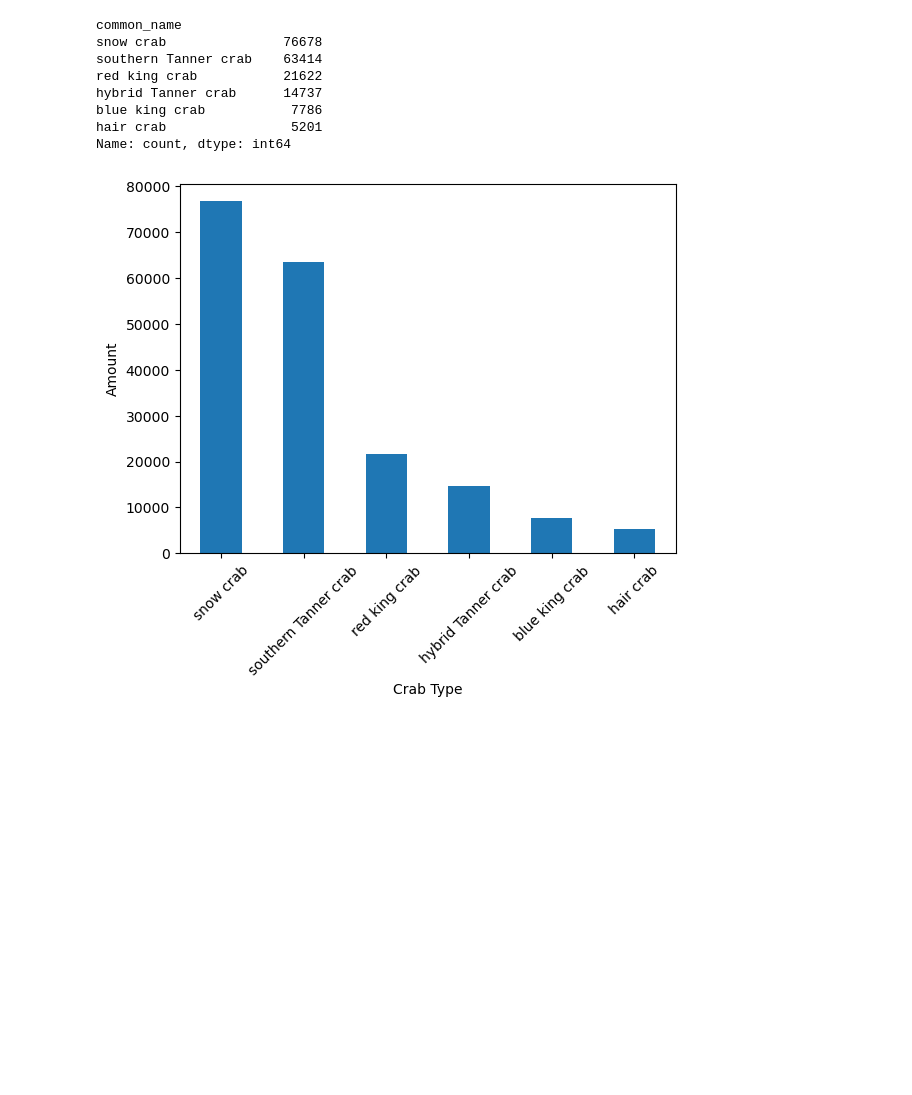
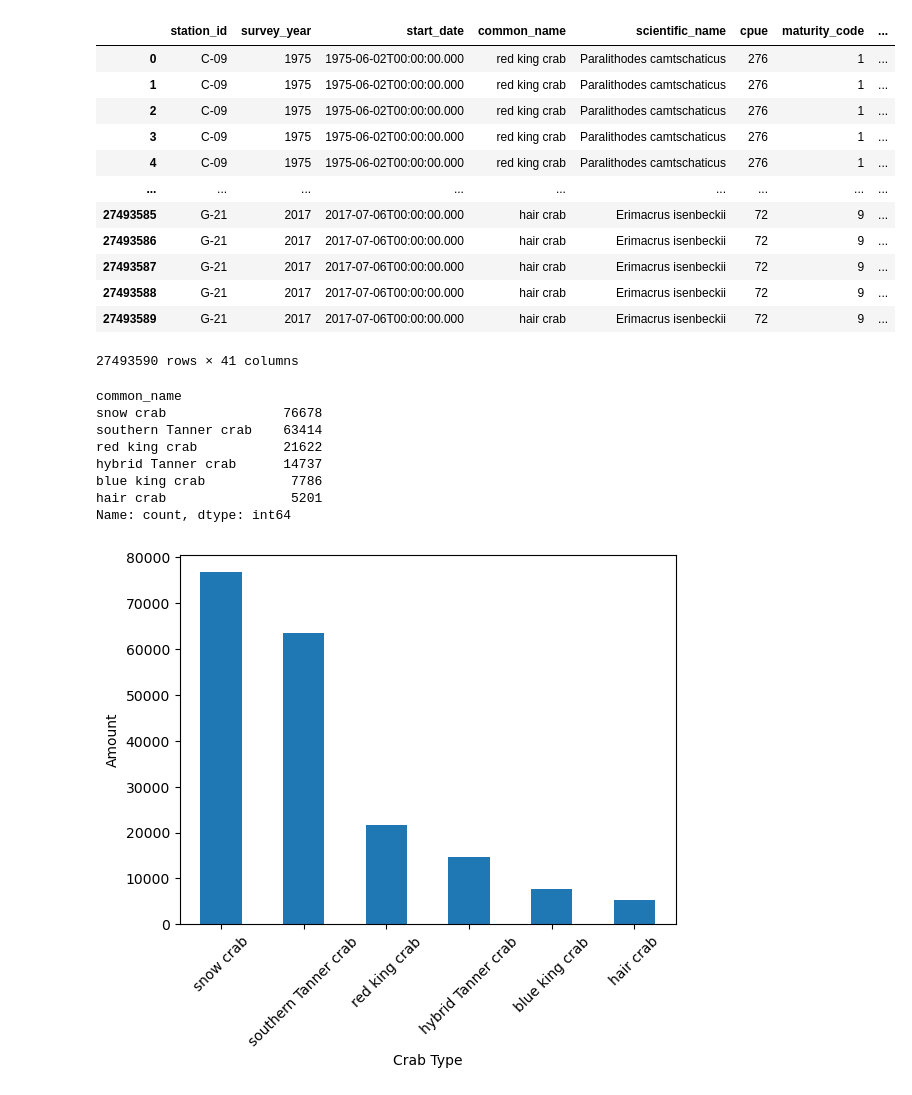
Before and after one commit to seanfahey1127/capstone-da14, a Jupyter notebook: notebook/bs_crab.ipynb, the cells around one changed output. Saved outputs shown, nothing was run; the diff lists cells and outputs as text; code cells hidden in the pictures; blank space fills up the shorter version.

```diff
--- a/notebook/bs_crab.ipynb
+++ b/notebook/bs_crab.ipynb
@@ -16,9 +14,25 @@ bs_crab = pd.read_csv("../data/Armistead; 1975 - 2017 eastern Bering Sea Crab Di
 # %%
 NOAA_bottomtrawl = pd.read_csv("../data/Detailed Crab Data From NOAA Fisheries Service Annual Eastern Bering Sea Summer Bottom Trawl Surveys 1975 - 2018.csv")
 # %%
-merged = pd.merge(bs_crab, NOAA_bottomtrawl, on=['cruise', 'haul', 'vessel'], how='inner')
+merged = pd.merge(bs_crab, NOAA_bottomtrawl, on=['vessel','cruise', 'haul'], how='inner')
 # %%
 merge = merged.drop_duplicates()
+# %%
+merge
+# %% [output]
+|  | station_id | survey_year | start_date | common_name | scientific_name | cpue | maturity_code | ... |
+| 0 | C-09 | 1975 | 1975-06-02T00:00:00.000 | red king crab | Paralithodes camtschaticus | 276 | 1 | ... |
+| 1 | C-09 | 1975 | 1975-06-02T00:00:00.000 | red king crab | Paralithodes camtschaticus | 276 | 1 | ... |
+| 2 | C-09 | 1975 | 1975-06-02T00:00:00.000 | red king crab | Paralithodes camtschaticus | 276 | 1 | ... |
+| 3 | C-09 | 1975 | 1975-06-02T00:00:00.000 | red king crab | Paralithodes camtschaticus | 276 | 1 | ... |
+| 4 | C-09 | 1975 | 1975-06-02T00:00:00.000 | red king crab | Paralithodes camtschaticus | 276 | 1 | ... |
+| ... | ... | ... | ... | ... | ... | ... | ... | ... |
+| 27493585 | G-21 | 2017 | 2017-07-06T00:00:00.000 | hair crab | Erimacrus isenbeckii | 72 | 9 | ... |
+| 27493586 | G-21 | 2017 | 2017-07-06T00:00:00.000 | hair crab | Erimacrus isenbeckii | 72 | 9 | ... |
+| 27493587 | G-21 | 2017 | 2017-07-06T00:00:00.000 | hair crab | Erimacrus isenbeckii | 72 | 9 | ... |
+| 27493588 | G-21 | 2017 | 2017-07-06T00:00:00.000 | hair crab | Erimacrus isenbeckii | 72 | 9 | ... |
+| 27493589 | G-21 | 2017 | 2017-07-06T00:00:00.000 | hair crab | Erimacrus isenbeckii | 72 | 9 | ... |
+27493590 rows × 41 columns
 # %%
 bs_crab['common_name'].value_counts()
 # %% [output]
```
Also changed, not shown: parts of 16 cells of this notebook, 8 other files.
